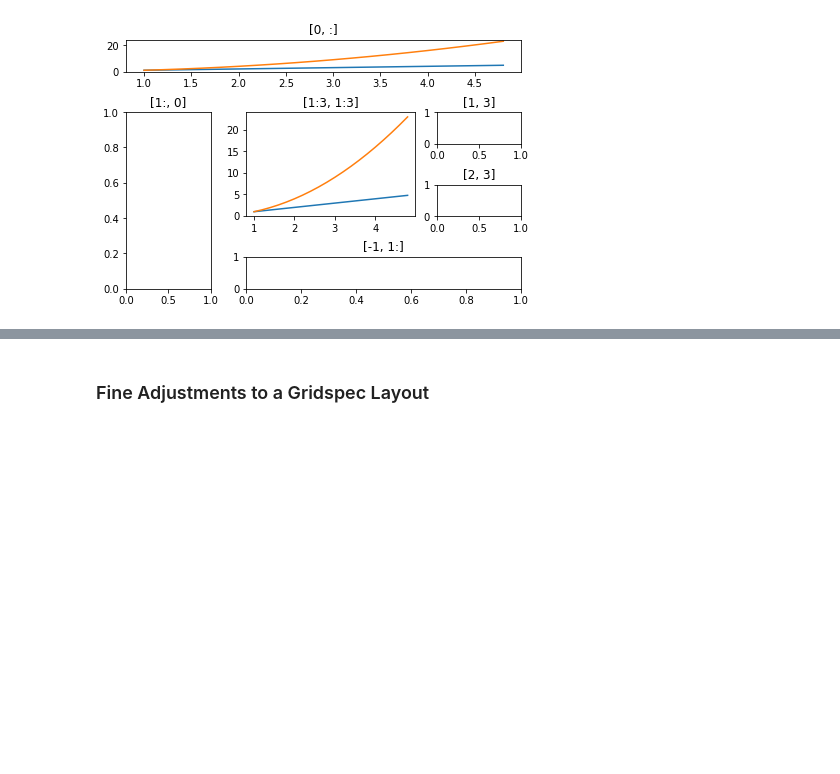
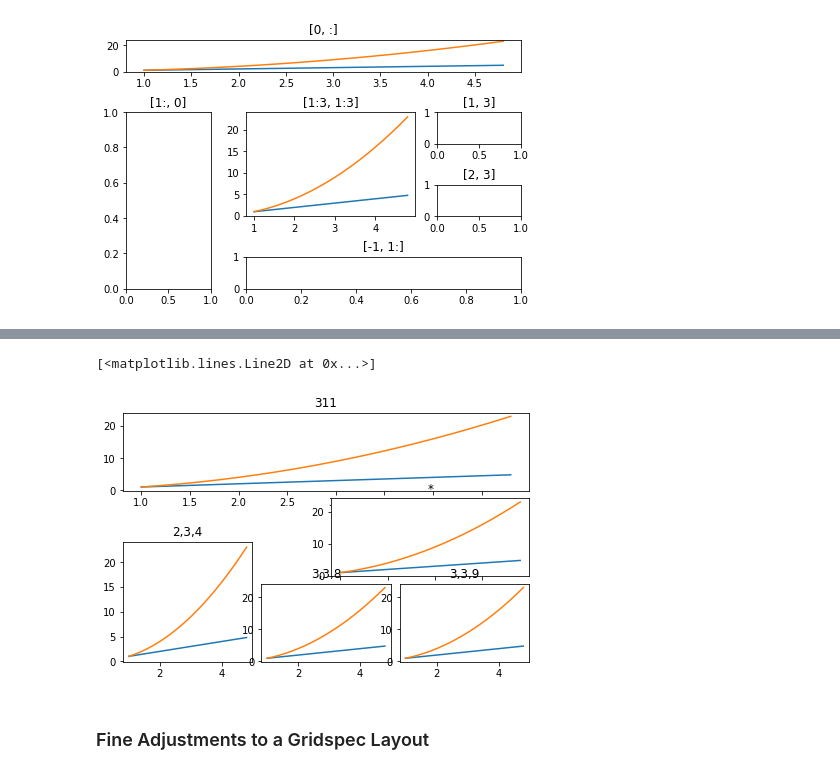
Before and after one commit to SalAlba/matplotlib, a Jupyter notebook: tutorial/figure-layouts/ex1.ipynb, the cells around one changed output, grey strips where cells are left out. Saved outputs shown, nothing was run; the diff lists cells and outputs as text; code cells hidden in the pictures; blank space fills up the shorter version.

```diff
--- a/tutorial/figure-layouts/ex1.ipynb
+++ b/tutorial/figure-layouts/ex1.ipynb
@@ -83,2 +126,42 @@ plt.title('[-1, 1:]');
+# %%
+plt.figure(constrained_layout=True)
+
+# ...
+plt.subplot(311)
+plt.title('311')
+plt.plot(a, a)
+plt.plot(a, a**2)
+
+
+# ...
+plt.subplot(2,3,4)
+plt.title('2,3,4')
+plt.plot(a, a)
+plt.plot(a, a**2)
+
+
+
+# ...
+plt.subplot(3,2,4)
+plt.title('*')
+plt.plot(a, a)
+plt.plot(a, a**2)
+
+# ...
+plt.subplot(3,3,8)
+plt.title('3,3,8')
+plt.plot(a, a)
+plt.plot(a, a**2)
+
+
+
+# ...
+plt.subplot(3,3,9)
+plt.title('3,3,9')
+plt.plot(a, a)
+plt.plot(a, a**2)
+# %% [output]
+[<matplotlib.lines.Line2D at 0x...>]
+[figure, added]
 # %% [markdown]
 ### Fine Adjustments to a Gridspec Layout
```
Also changed, not shown: parts of 7 cells of this notebook, 1 other file.
